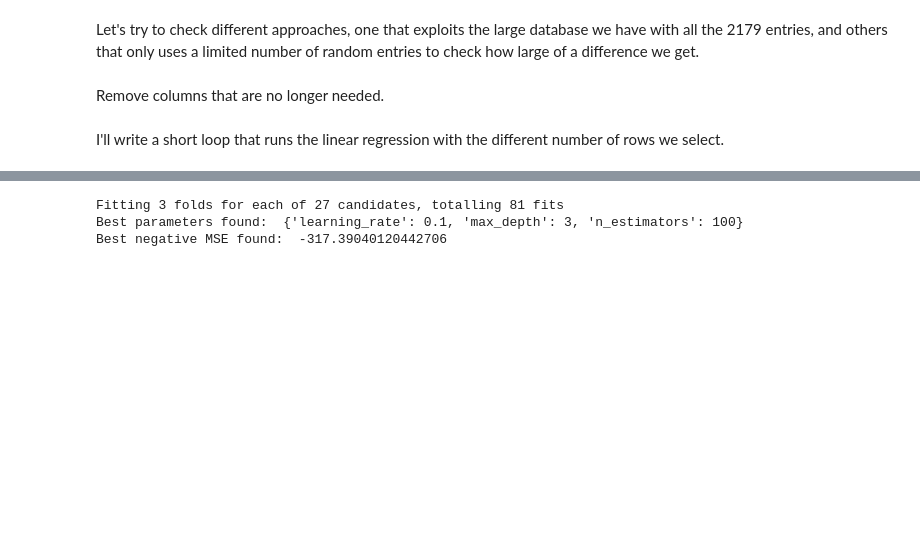
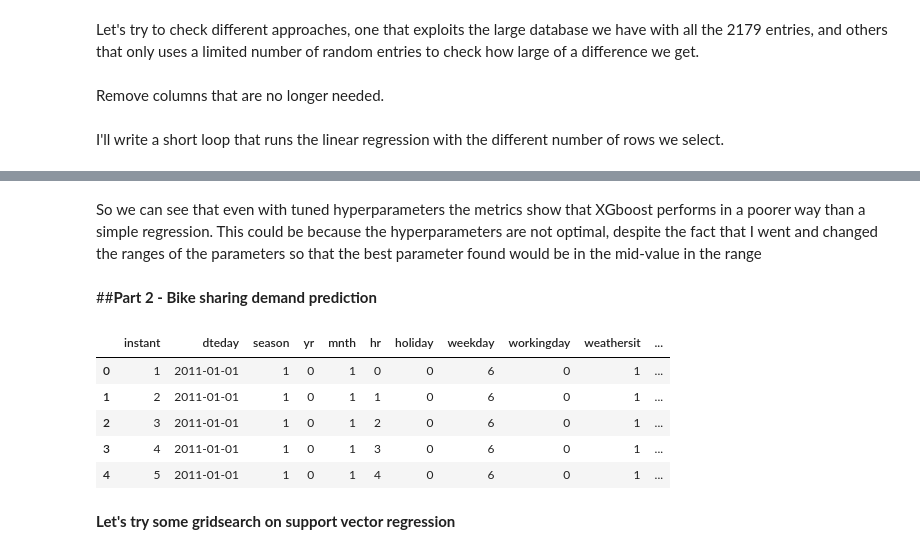
Before and after one commit to Gioalf/AH2179, a Jupyter notebook: Assignment1.ipynb, the cells around one changed output, grey strips where cells are left out. Cells and saved outputs as stored; diff of their text form; code cells hidden in the pictures; blank space fills up the shorter version.

```diff
--- a/Assignment1.ipynb
+++ b/Assignment1.ipynb
@@ -106,35 +118,16 @@ display(metrics_xgb)
-# %%
-from sklearn.model_selection import GridSearchCV
-
-# Define the parameter grid
-param_grid = {
-    'n_estimators': [100, 200, 300],
-    'learning_rate': [0.01, 0.1, 0.2],
-    'max_depth': [3, 5, 7]
-}
-
-# Create an XGBoost Regressor model
-xgb_model = xgb.XGBRegressor(random_state=42)
-
-# Create GridSearchCV object
-grid_search = GridSearchCV(estimator=xgb_model, param_grid=param_grid,
-                           scoring='neg_mean_squared_error', cv=3, verbose=2, n_jobs=-1)
-
-# Extract features and target from the full dataset
-x_full = df.drop(['Arrival_delay'], axis=1)
-y_full = df['Arrival_delay']
-
-# Split the full dataset into training and testing sets for hyperparameter tuning
-X_train_full, X_test_full, y_train_full, y_test_full = train_test_split(x_full, y_full, test_size=0.2, random_state=42)
-
-
-# Fit the grid search to the data
-grid_search.fit(X_train_full, y_train_full)
-
-# Print the best parameters and the best score
-print("Best parameters found: ", grid_search.best_params_)
-print("Best negative MSE found: ", grid_search.best_score_)
-# %% [output]
-Fitting 3 folds for each of 27 candidates, totalling 81 fits
-Best parameters found:  {'learning_rate': 0.1, 'max_depth': 3, 'n_estimators': 100}
-Best negative MSE found:  -317.39040120442706
+# %% [markdown]
+So we can see that even with tuned hyperparameters the metrics show that XGboost performs in a poorer way than a simple regression. This could be because the hyperparameters are not optimal, despite the fact that I went and changed the ranges of the parameters so that the best parameter found would be in the mid-value in the range
+# %% [markdown]
+##**Part 2 - Bike sharing demand prediction**
+# %%
+url = 'https://raw.githubusercontent.com/zhenliangma/Applied-AI-in-Transportation/master/Exercise_2_regression_model/Exercise2BikeSharing.csv'
+df_2 = pd.read_csv(url)
+# %%
+df_2.head()
+# %% [output]
+|  | instant | dteday | season | yr | mnth | hr | holiday | weekday | workingday | weathersit | ... |
+| 0 | 1 | 2011-01-01 | 1 | 0 | 1 | 0 | 0 | 6 | 0 | 1 | ... |
+| 1 | 2 | 2011-01-01 | 1 | 0 | 1 | 1 | 0 | 6 | 0 | 1 | ... |
+| 2 | 3 | 2011-01-01 | 1 | 0 | 1 | 2 | 0 | 6 | 0 | 1 | ... |
+| 3 | 4 | 2011-01-01 | 1 | 0 | 1 | 3 | 0 | 6 | 0 | 1 | ... |
+| 4 | 5 | 2011-01-01 | 1 | 0 | 1 | 4 | 0 | 6 | 0 | 1 | ... |
@@ -140,0 +150,2 @@ Best negative MSE found:  -317.39040120442706
+# %% [markdown]
+**Let's try some gridsearch on support vector regression**
```
Also changed, not shown: parts of 18 cells of this notebook.
